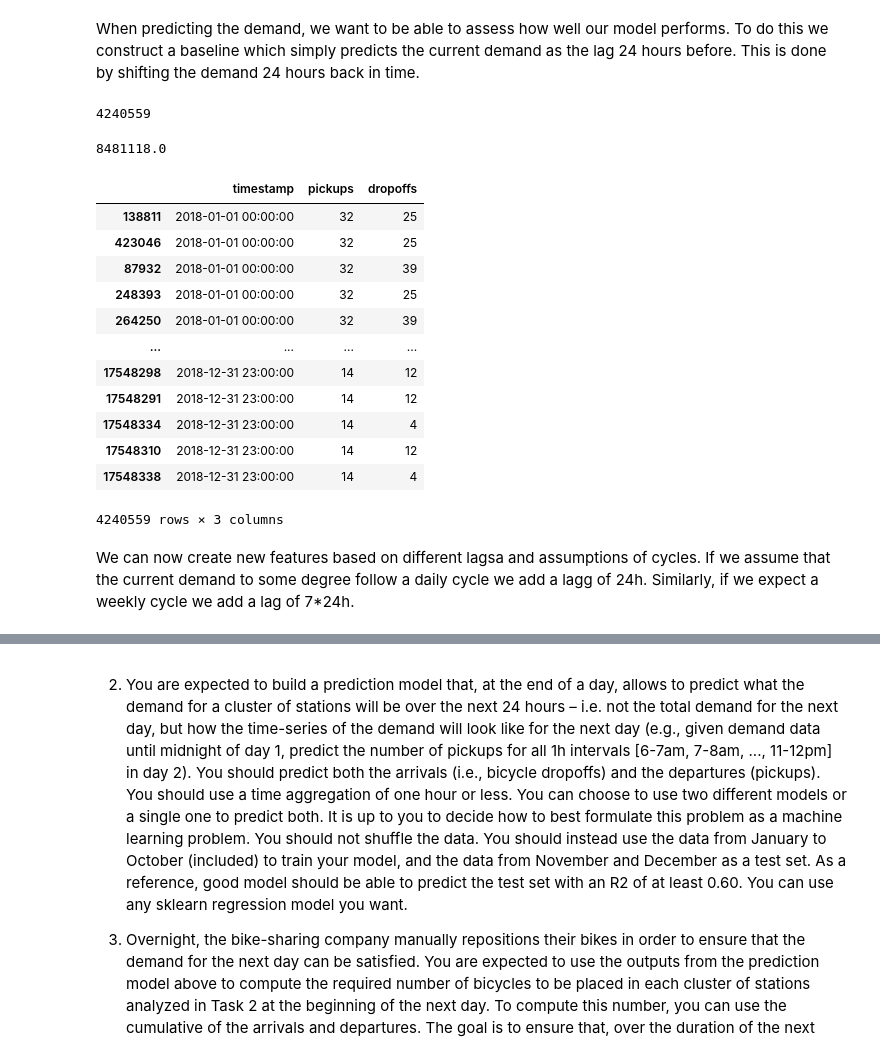
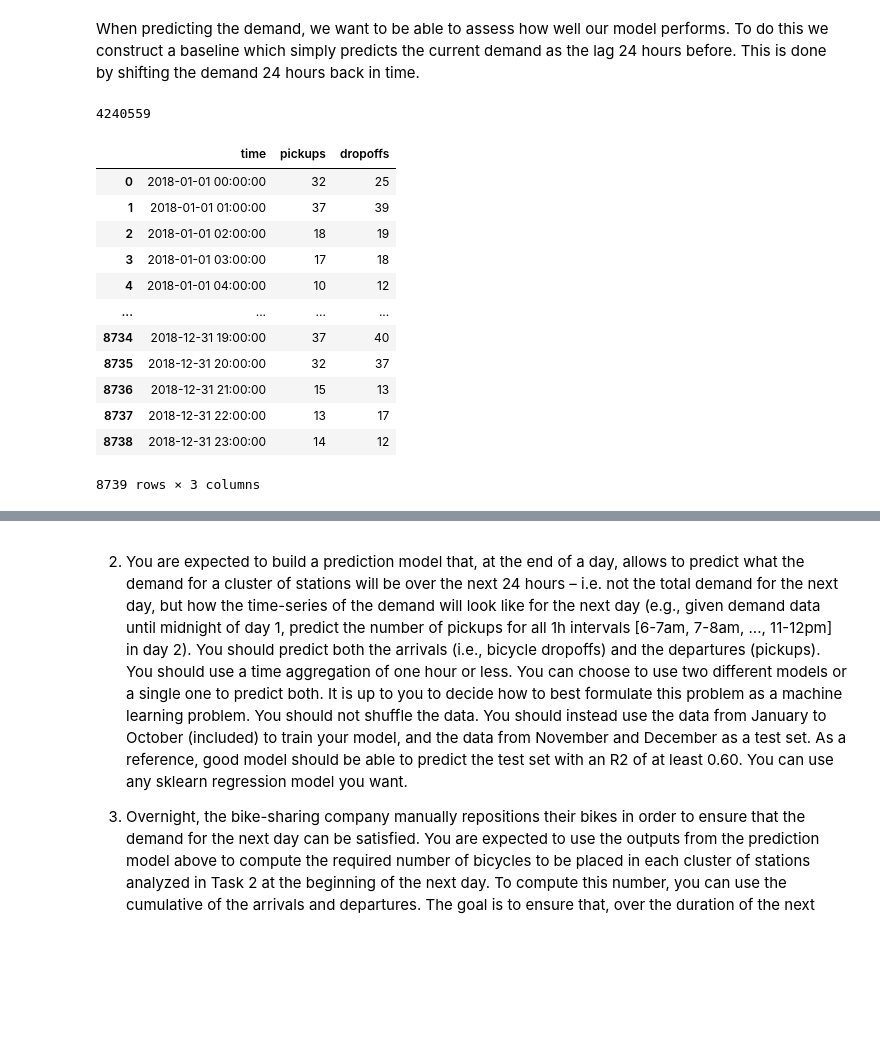
Before and after one commit to 4ug-aug/42577-IBA-Project, a Jupyter notebook: project.ipynb, the cells around one changed output, grey strips where cells are left out. Drawn from its saved outputs; the diff is of its cells as text; code cells hidden in the pictures; blank space fills up the shorter version.

```diff
--- a/project.ipynb
+++ b/project.ipynb
@@ -544,52 +544,39 @@ When predicting the demand, we want to be able to assess how well our model perf
 # %%
 # Make timeseries where start_station_id or end_station_id is equal to highest_vol_cluster
 data_high_vol_cluster = data_outliers_removed[(data_outliers_removed['start_cluster'] == highest_vol_cluster) | (data_outliers_removed['end_cluster'] == highest_vol_cluster)]
 
 print(len(data_high_vol_cluster))
 
 # drop everything except starttime, stoptime
 data_high_vol_cluster = data_high_vol_cluster[['starttime', 'stoptime']]
 
 # Floor starttime and stoptime to nearest hour
 data_high_vol_cluster['starttime'] = pd.to_datetime(data_high_vol_cluster['starttime']).dt.floor('H')
 data_high_vol_cluster['stoptime'] = pd.to_datetime(data_high_vol_cluster['stoptime']).dt.floor('H')
 
 pickups = data_high_vol_cluster['starttime'].value_counts().reset_index()
 pickups.columns = ['time', 'pickups']
 pickups = pickups.sort_values('time')
 
 dropoffs = data_high_vol_cluster['stoptime'].value_counts().reset_index()
 dropoffs.columns = ['time', 'dropoffs']
 dropoffs = dropoffs.sort_values('time')
 
 # Concatenate pickups and dropoffs
-pickups_and_dropoffs = pd.concat([pickups, dropoffs['dropoffs']], axis=1)
-pickups_and_dropoffs.columns = ['time', 'pickups', 'dropoffs']
-
-# replace NaN with 0
-pickups_and_dropoffs = pickups_and_dropoffs.fillna(0)
-sum(pickups_and_dropoffs['pickups']) + sum(pickups_and_dropoffs['dropoffs'])
+pickups_and_dropoffs = pickups.merge(dropoffs, on='time', how='inner')
+pickups_and_dropoffs
 # %% [output]
 4240559
+|  | time | pickups | dropoffs |
+| 0 | 2018-01-01 00:00:00 | 32 | 25 |
+| 1 | 2018-01-01 01:00:00 | 37 | 39 |
+| 2 | 2018-01-01 02:00:00 | 18 | 19 |
+| 3 | 2018-01-01 03:00:00 | 17 | 18 |
+| 4 | 2018-01-01 04:00:00 | 10 | 12 |
+| ... | ... | ... | ... |
+| 8734 | 2018-12-31 19:00:00 | 37 | 40 |
+| 8735 | 2018-12-31 20:00:00 | 32 | 37 |
+| 8736 | 2018-12-31 21:00:00 | 15 | 13 |
+| 8737 | 2018-12-31 22:00:00 | 13 | 17 |
+| 8738 | 2018-12-31 23:00:00 | 14 | 12 |
-8481118.0
+8739 rows × 3 columns
-# %%
-# convert starttime and stoptime to single column with timestamp
-data_high_vol_cluster.rename(columns={'starttime': 'timestamp'}, inplace=True)
-data_high_vol_cluster.drop(['stoptime'], axis=1, inplace=True)
-data_high_vol_cluster
-# %% [output]
-|  | timestamp | pickups | dropoffs |
-| 138811 | 2018-01-01 00:00:00 | 32 | 25 |
-| 423046 | 2018-01-01 00:00:00 | 32 | 25 |
-| 87932 | 2018-01-01 00:00:00 | 32 | 39 |
-| 248393 | 2018-01-01 00:00:00 | 32 | 25 |
-| 264250 | 2018-01-01 00:00:00 | 32 | 39 |
-| ... | ... | ... | ... |
-| 17548298 | 2018-12-31 23:00:00 | 14 | 12 |
-| 17548291 | 2018-12-31 23:00:00 | 14 | 12 |
-| 17548334 | 2018-12-31 23:00:00 | 14 | 4 |
-| 17548310 | 2018-12-31 23:00:00 | 14 | 12 |
-| 17548338 | 2018-12-31 23:00:00 | 14 | 4 |
-4240559 rows × 3 columns
-# %% [markdown]
-We can now create new features based on different lagsa and assumptions of cycles. If we assume that the current demand to some degree follow a daily cycle we add a lagg of 24h. Similarly, if we expect a weekly cycle we add a lag of 7*24h.
```
Also changed, not shown: parts of 3 cells of this notebook.
